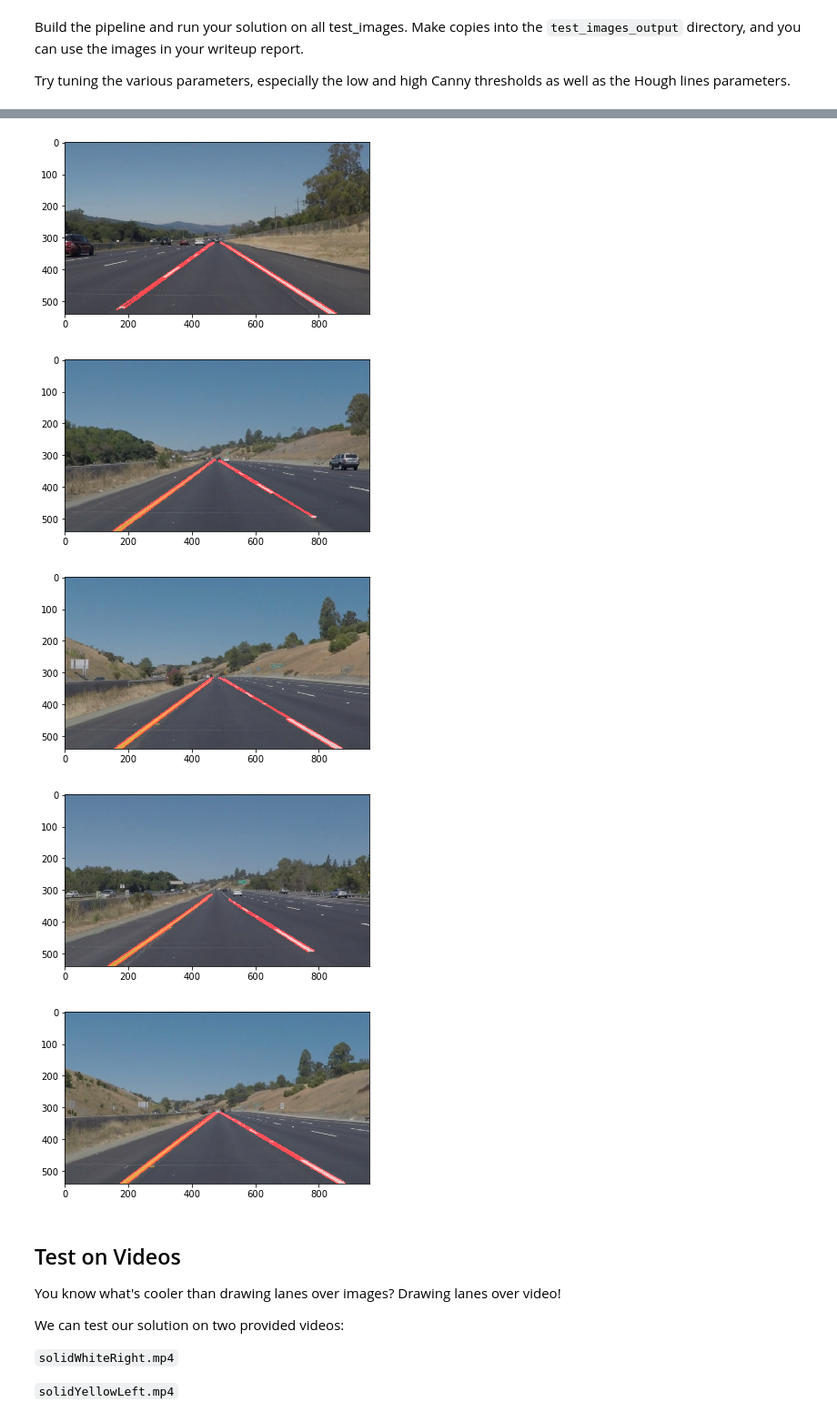
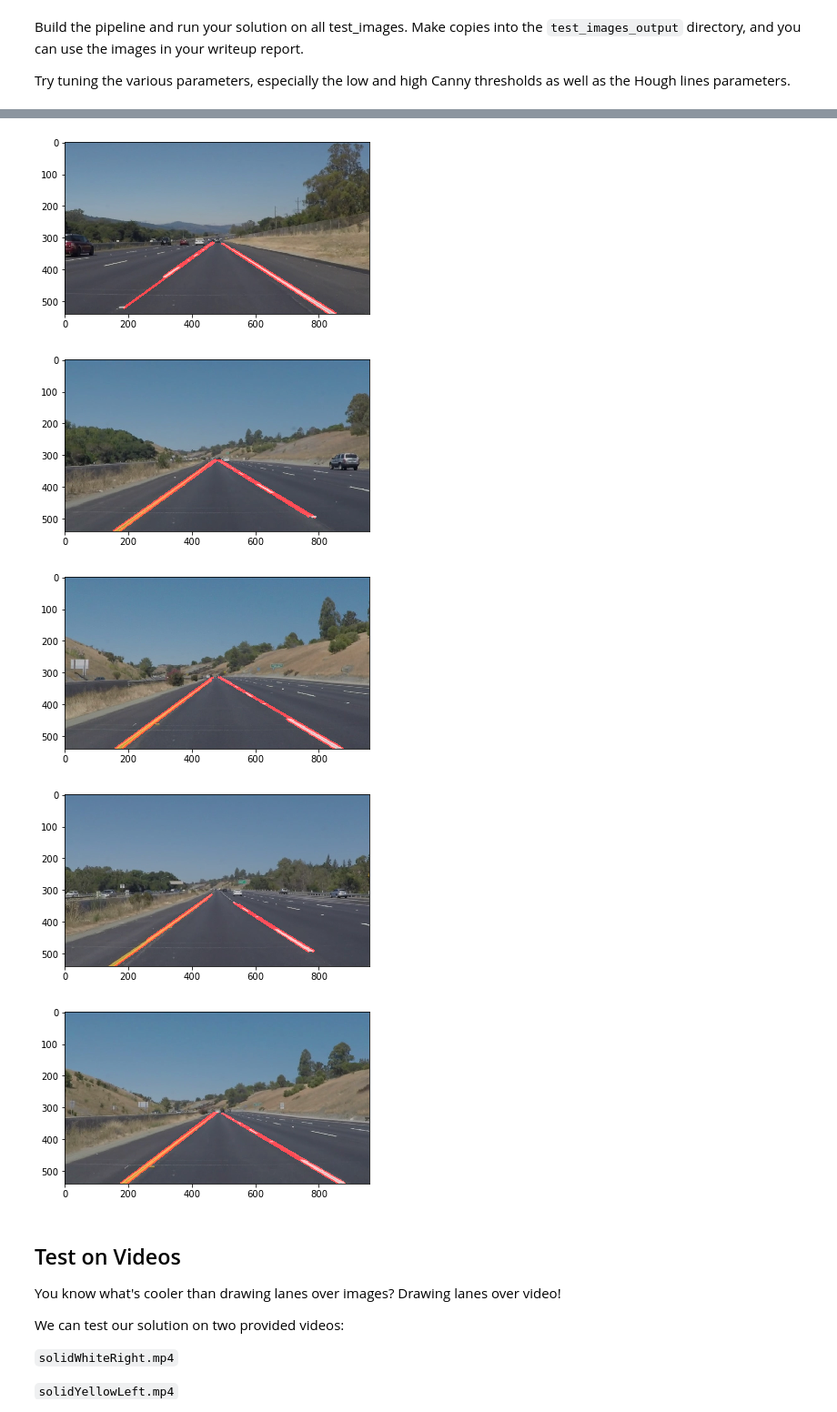
Before and after one commit to yoheitaonishi/CarND-LaneLines-P1, a Jupyter notebook: P1.ipynb, the cells around one changed output, grey strips where cells are left out. Shown: that part at 91% size. Saved outputs shown, nothing was run; the diff lists cells and outputs as text; code cells hidden in the pictures.

```diff
--- a/P1.ipynb
+++ b/P1.ipynb
@@ -217,35 +217,35 @@ for test_image in test_images :
     # apply grayscale
     gray = grayscale(image)
 
     # apply blur
     blur_gray = gaussian_blur(gray, kernel_size)
 
     # apply canny
     edges = canny(blur_gray, low_threshold, high_threshold)
     #plt.imshow(edges)
     #plt.show()
 
     # NOTE: modify vertices
     imshape = image.shape
-    vertices = np.array([[(0,imshape[0]),(450, 315), (490, 315), (imshape[1],imshape[0])]], dtype=np.int32)
+    vertices = np.array([[(150,imshape[0]),(450, 315), (490, 315), (900,imshape[0])]], dtype=np.int32)
     masked_edges = region_of_interest(edges, vertices)
 
     # get line
     line_image = np.copy(image)*0 # creating a blank to draw lines on
     lines = hough_lines(masked_edges, rho, theta, threshold, min_line_length, max_line_gap)
 
     # draw line and save image
     lines_edges = weighted_img(lines, image)
     plt.imshow(lines_edges)
     plt.show()
     save_file_name = "test_images_output/" + test_image
     cv2.imwrite(save_file_name, cv2.cvtColor(lines_edges, cv2.COLOR_RGB2BGR))
 # %% [output]
 [figure]
 [figure]
 [figure]
 [figure]
-[figure, old version]
+[figure, new version]
 [figure]
 # %% [markdown]
 ## Test on Videos
```
Also changed, not shown: parts of 3 cells of this notebook, 8 other files.
